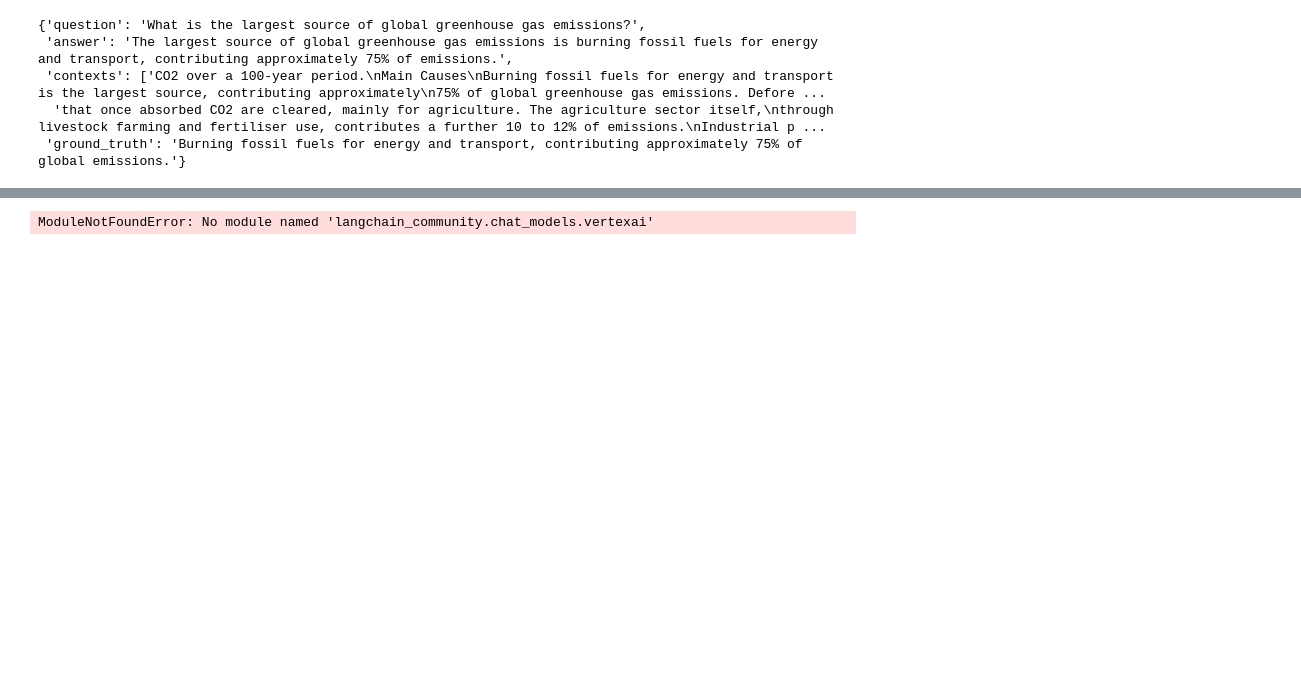
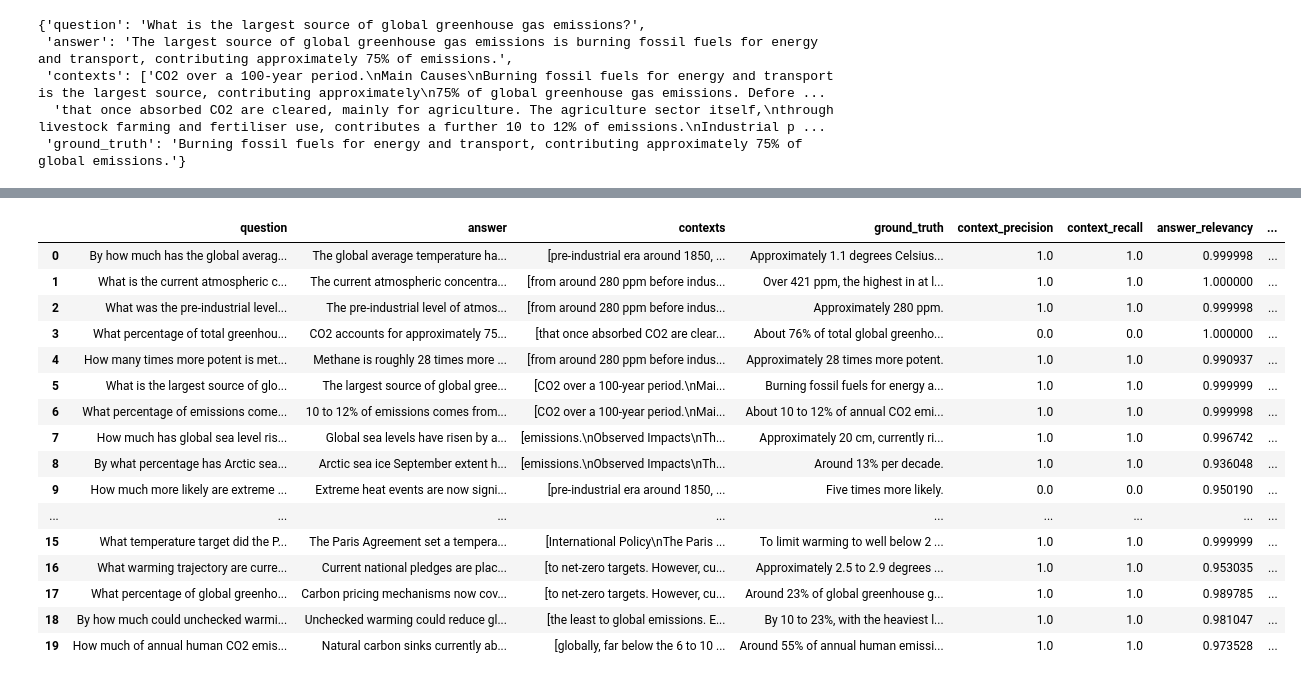
Before and after one commit to sharadhi-git/Generative-AI, a Jupyter notebook: LangChain/evaluation_of_rag_apps.ipynb, the cells around one changed output, grey strips where cells are left out. Saved outputs shown, nothing was run; the diff lists cells and outputs as text; code cells hidden in the pictures; blank space fills up the shorter version.

```diff
--- a/LangChain/evaluation_of_rag_apps.ipynb
+++ b/LangChain/evaluation_of_rag_apps.ipynb
@@ -232,9 +279,22 @@ result
 # %%
 results=result.to_pandas()
-# %%
-from ragas.metrics import context_precision, context_recall, answer_relevancy, faithfulness
-from ragas import evaluate
-
-print("Ragas imported successfully")
-# %% [output]
-ModuleNotFoundError: No module named 'langchain_community.chat_models.vertexai'
+# %%
+results
+# %% [output]
+|  | question | answer | contexts | ground_truth | context_precision | context_recall | answer_relevancy | ... |
+| 0 | By how much has the global averag... | The global average temperature ha... | [pre-industrial era around 1850, ... | Approximately 1.1 degrees Celsius... | 1.0 | 1.0 | 0.999998 | ... |
+| 1 | What is the current atmospheric c... | The current atmospheric concentra... | [from around 280 ppm before indus... | Over 421 ppm, the highest in at l... | 1.0 | 1.0 | 1.000000 | ... |
+| 2 | What was the pre-industrial level... | The pre-industrial level of atmos... | [from around 280 ppm before indus... | Approximately 280 ppm. | 1.0 | 1.0 | 0.999998 | ... |
+| 3 | What percentage of total greenhou... | CO2 accounts for approximately 75... | [that once absorbed CO2 are clear... | About 76% of total global greenho... | 0.0 | 0.0 | 1.000000 | ... |
+| 4 | How many times more potent is met... | Methane is roughly 28 times more ... | [from around 280 ppm before indus... | Approximately 28 times more potent. | 1.0 | 1.0 | 0.990937 | ... |
+| 5 | What is the largest source of glo... | The largest source of global gree... | [CO2 over a 100-year period.\nMai... | Burning fossil fuels for energy a... | 1.0 | 1.0 | 0.999999 | ... |
+| 6 | What percentage of emissions come... | 10 to 12% of emissions comes from... | [CO2 over a 100-year period.\nMai... | About 10 to 12% of annual CO2 emi... | 1.0 | 1.0 | 0.999998 | ... |
+| 7 | How much has global sea level ris... | Global sea levels have risen by a... | [emissions.\nObserved Impacts\nTh... | Approximately 20 cm, currently ri... | 1.0 | 1.0 | 0.996742 | ... |
+| 8 | By what percentage has Arctic sea... | Arctic sea ice September extent h... | [emissions.\nObserved Impacts\nTh... | Around 13% per decade. | 1.0 | 1.0 | 0.936048 | ... |
+| 9 | How much more likely are extreme ... | Extreme heat events are now signi... | [pre-industrial era around 1850, ... | Five times more likely. | 0.0 | 0.0 | 0.950190 | ... |
+| ... | ... | ... | ... | ... | ... | ... | ... | ... |
+| 15 | What temperature target did the P... | The Paris Agreement set a tempera... | [International Policy\nThe Paris ... | To limit warming to well below 2 ... | 1.0 | 1.0 | 0.999999 | ... |
+| 16 | What warming trajectory are curre... | Current national pledges are plac... | [to net-zero targets. However, cu... | Approximately 2.5 to 2.9 degrees ... | 1.0 | 1.0 | 0.953035 | ... |
+| 17 | What percentage of global greenho... | Carbon pricing mechanisms now cov... | [to net-zero targets. However, cu... | Around 23% of global greenhouse g... | 1.0 | 1.0 | 0.989785 | ... |
+| 18 | By how much could unchecked warmi... | Unchecked warming could reduce gl... | [the least to global emissions. E... | By 10 to 23%, with the heaviest l... | 1.0 | 1.0 | 0.981047 | ... |
+| 19 | How much of annual human CO2 emis... | Natural carbon sinks currently ab... | [globally, far below the 6 to 10 ... | Around 55% of annual human emissi... | 1.0 | 1.0 | 0.973528 | ... |
```
Also changed, not shown: parts of 8 cells of this notebook.
